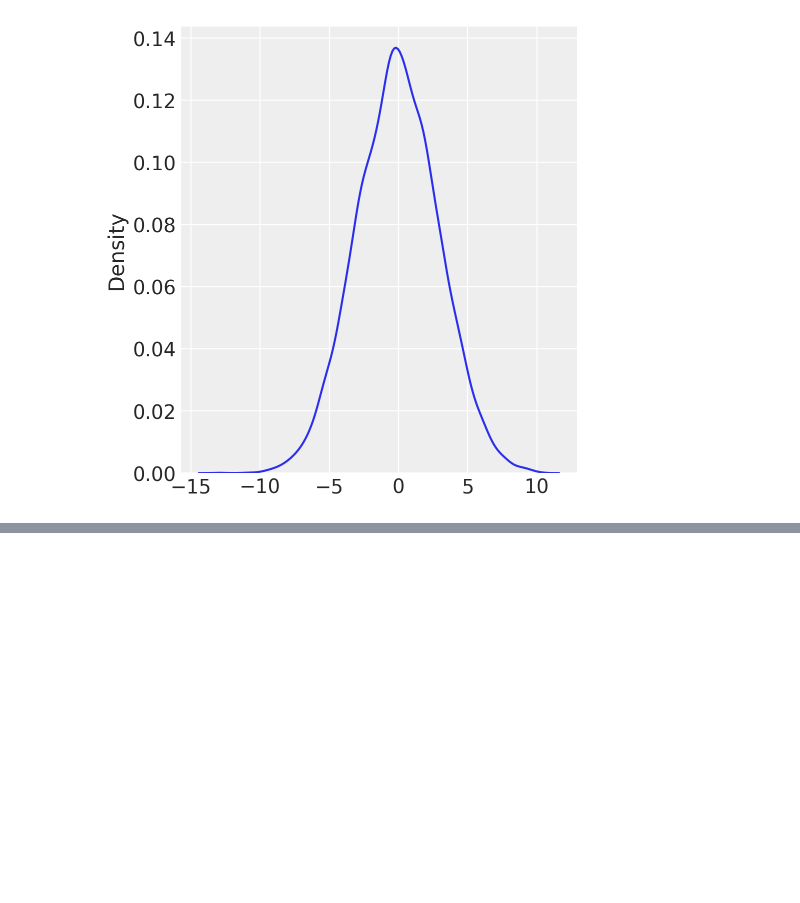
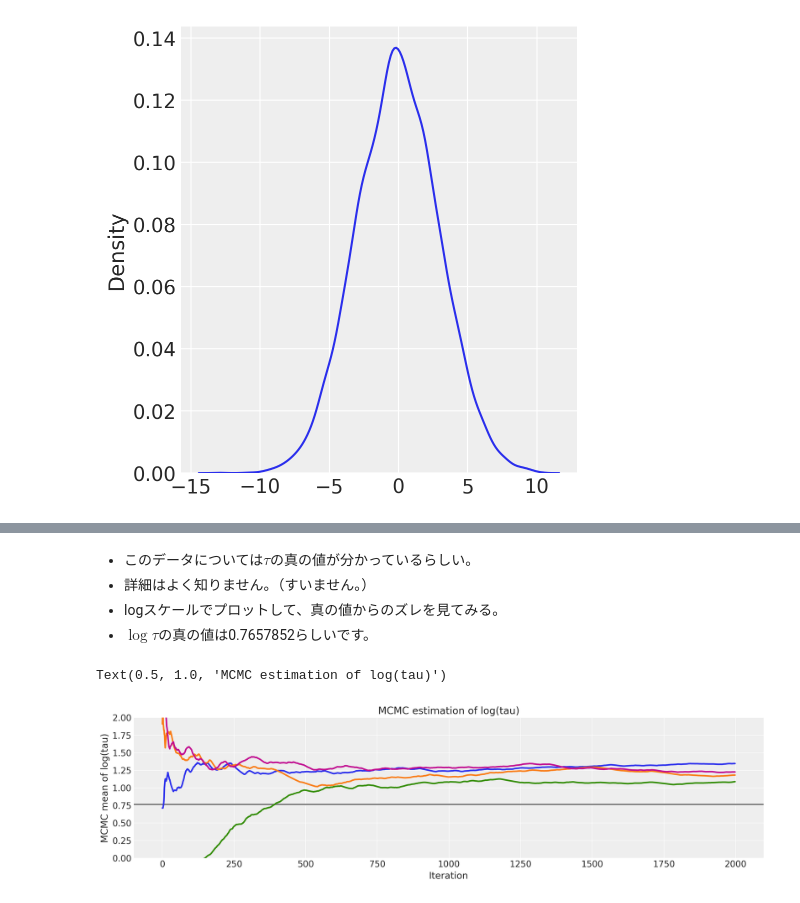
Before and after one commit to tomonari-masada/course2021-stats2, a Jupyter notebook: 05_divergent_transitions.ipynb, the cells around one changed output, grey strips where cells are left out. Drawn from its saved outputs; the diff is of its cells as text; code cells hidden in the pictures; blank space fills up the shorter version.

```diff
--- a/05_divergent_transitions.ipynb
+++ b/05_divergent_transitions.ipynb
@@ -366,0 +297,19 @@ with pm.Model() as NonCentered_eight:
+# %% [markdown]
+* このデータについては$\tau$の真の値が分かっているらしい。
+ * 詳細はよく知りません。（すいません。）
+* logスケールでプロットして、真の値からのズレを見てみる。
+ * $\log \tau$の真の値は0.7657852らしいです。
+# %%
+logtau = np.log(trace.posterior['tau'].data)
+plt.figure(figsize=(15, 4))
+plt.axhline(0.7657852, lw=2.5, color='gray')
+for j in range(logtau.shape[0]):
+  mlogtau = [np.mean(logtau[j,:i]) for i in np.arange(1, len(logtau[j]))]
+  plt.plot(mlogtau, lw=2.5)
+plt.ylim(0, 2)
+plt.xlabel('Iteration')
+plt.ylabel('MCMC mean of log(tau)')
+plt.title('MCMC estimation of log(tau)')
+# %% [output]
+Text(0.5, 1.0, 'MCMC estimation of log(tau)')
+[figure, added]
```
Also changed, not shown: parts of 77 cells of this notebook.
